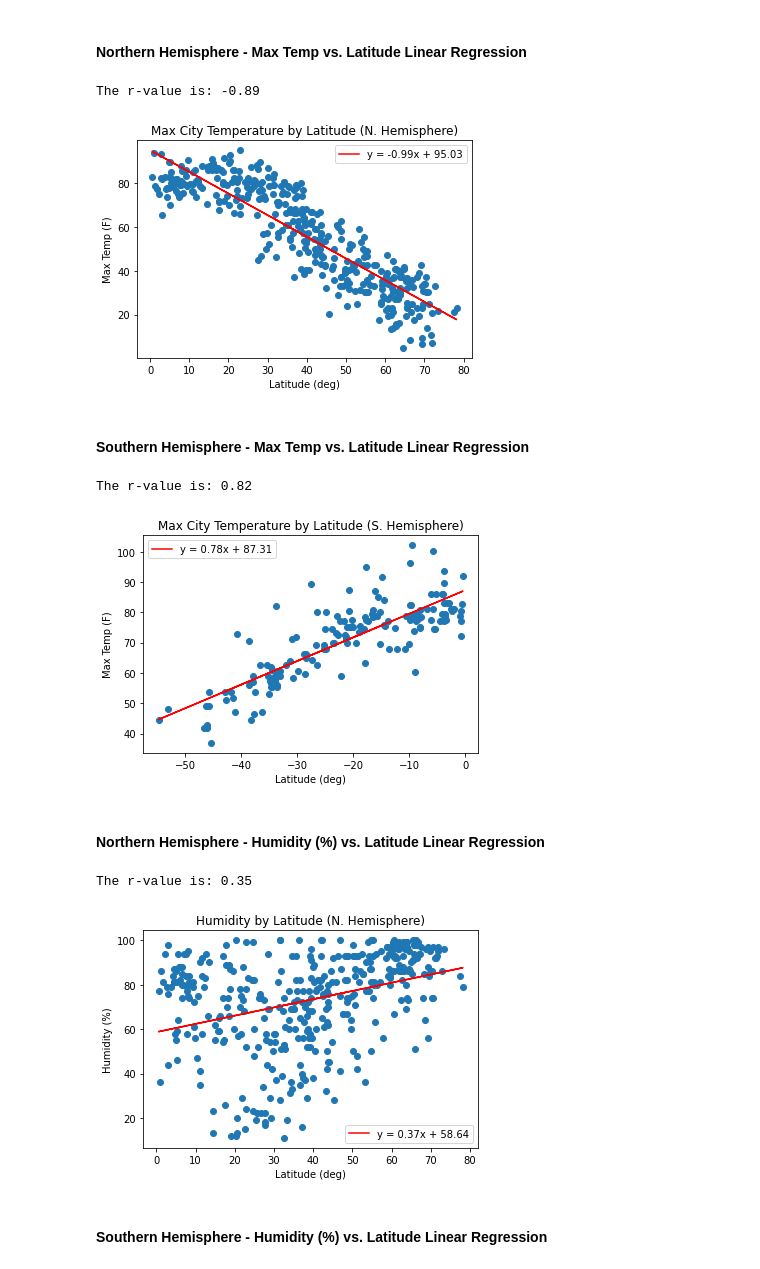
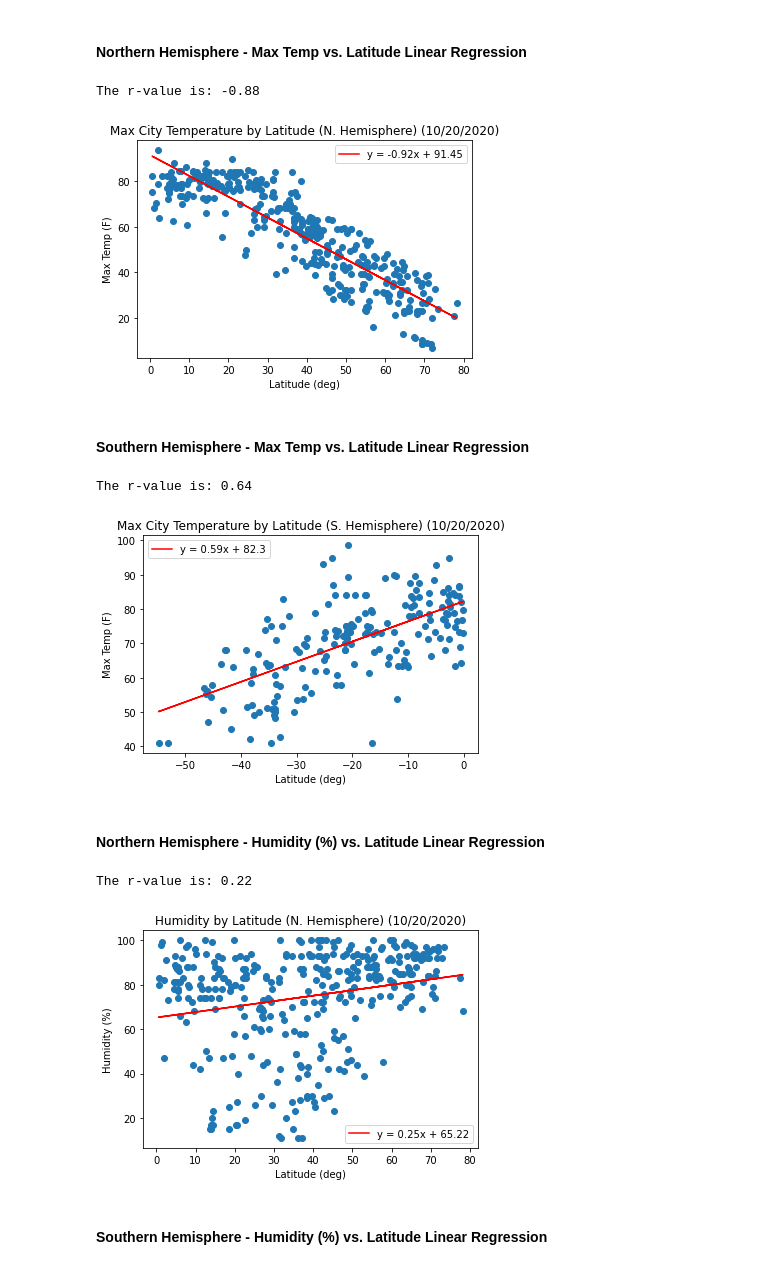
Before and after one commit to owenmeyer3/python-api-challenge, a Jupyter notebook: WeatherPy/WeatherPy.ipynb, the cells around one changed output. Cells and saved outputs as stored; diff of their text form; code cells hidden in the pictures.

Commit message:
added date functionality to WeatherPy. Recreated plots with dates in title in WeatherPy and generated pngs of plots

```diff
--- a/WeatherPy/WeatherPy.ipynb
+++ b/WeatherPy/WeatherPy.ipynb
@@ -115,7 +116,8 @@ for cityObj in cityObjs:
     cityHum = cityObj['main']['humidity']
     cityCloud = cityObj['clouds']['all']
     cityWindSpeed = cityObj['wind']['speed']
-    cityDate = cityObj['dt']
+    cityDate = datetime.fromtimestamp(cityObj['dt'])
+    cityDateFormatted = f'{cityDate.month}/{cityDate.day}/{cityDate.year}'
     #write column data to dictionary
     cityDictEntry = {
                     'city_name': cityName,
@@ -126,13 +128,15 @@ for cityObj in cityObjs:
                     'cloud': cityCloud,
                     'wind_speed': cityWindSpeed,
                     'country_code': cityCountryCode,
-                    'date': cityDate
+                    'date': cityDateFormatted
                     }
     #write dictionary to Dataframe
     cityDataDict[cityID] = cityDictEntry
 #transpose data to show data columns and city rows
 city_data = pd.DataFrame(cityDataDict).transpose()
 
+todaysDate = city_data['date'].mode().values[0]
+
 #Write city weather data to csv
 city_data.to_csv(output_data_file, index = False)
 city_data.head()
@@ -242,27 +246,27 @@ plt.savefig('../output_data/LatWind')
 # %%
 #create city data subset with only northern hempsphere cities
 clean_city_data_n = clean_city_data[clean_city_data['lat'] > 0]
 
 #plot latitude vs. max temp with formatting
 plt.scatter(clean_city_data_n['lat'].values, clean_city_data_n['max_temp'].values)
-plt.title('Max City Temperature by Latitude (N. Hemisphere)')
+plt.title(f'Max City Temperature by Latitude (N. Hemisphere) ({todaysDate})')
 plt.xlabel('Latitude (deg)')
 plt.ylabel('Max Temp (F)')
 
 #get regression data, print r-value
 x = clean_city_data_n['lat'].values.tolist()
 y = clean_city_data_n['max_temp'].values.tolist()
 m, b, r, p, e = linregress(x, y)
 print(f'The r-value is: {round(r,2)}')
 
 #create y-vals for regression line, label and plot
 yLine = [round(m*i+b,2) for i in x]
 plt.plot(x, yLine, 'r', label = f'y = {round(m,2)}x + {round(b,2)}')
 plt.legend()
 plt.savefig('../output_data/NLatTempRegress')
 # %% [output]
-The r-value is: -0.89
+The r-value is: -0.88
-[figure, old version]
+[figure, new version]
 # %% [markdown]
 ####  Southern Hemisphere - Max Temp vs. Latitude Linear Regression
 # %%
@@ -271,7 +275,7 @@ clean_city_data_s = clean_city_data[clean_city_data['lat'] < 0]
 
 #plot latitude vs. max temp with formatting
 plt.scatter(clean_city_data_s['lat'].values, clean_city_data_s['max_temp'].values)
-plt.title('Max City Temperature by Latitude (S. Hemisphere)')
+plt.title(f'Max City Temperature by Latitude (S. Hemisphere) ({todaysDate})')
 plt.xlabel('Latitude (deg)')
 plt.ylabel('Max Temp (F)')
 
@@ -287,8 +291,8 @@ plt.plot(x, yLine, 'r', label = f'y = {round(m,2)}x + {round(b,2)}')
 plt.legend()
 plt.savefig('../output_data/SLatTempRegress')
 # %% [output]
-The r-value is: 0.82
+The r-value is: 0.64
-[figure, old version]
+[figure, new version]
 # %%
 #Analysis
 #In the northern hemisphere, the maximum temperature decreases as the latitude of the city increases
@@ -304,7 +308,7 @@ clean_city_data_n = clean_city_data[clean_city_data['lat'] > 0]
 
 #plot latitude vs. humidity with formatting
 plt.scatter(clean_city_data_n['lat'].values, clean_city_data_n['hum'].values)
-plt.title('Humidity by Latitude (N. Hemisphere)')
+plt.title(f'Humidity by Latitude (N. Hemisphere) ({todaysDate})')
 plt.xlabel('Latitude (deg)')
 plt.ylabel('Humidity (%)')
 
@@ -320,8 +324,8 @@ plt.plot(x, yLine, 'r', label = f'y = {round(m,2)}x + {round(b,2)}')
 plt.legend()
 plt.savefig('../output_data/NLatHumRegress')
 # %% [output]
-The r-value is: 0.35
+The r-value is: 0.22
-[figure, old version]
+[figure, new version]
 # %% [markdown]
 ####  Southern Hemisphere - Humidity (%) vs. Latitude Linear Regression
 # %%
```
Also changed, not shown: parts of 14 cells of this notebook, 13 other files.
